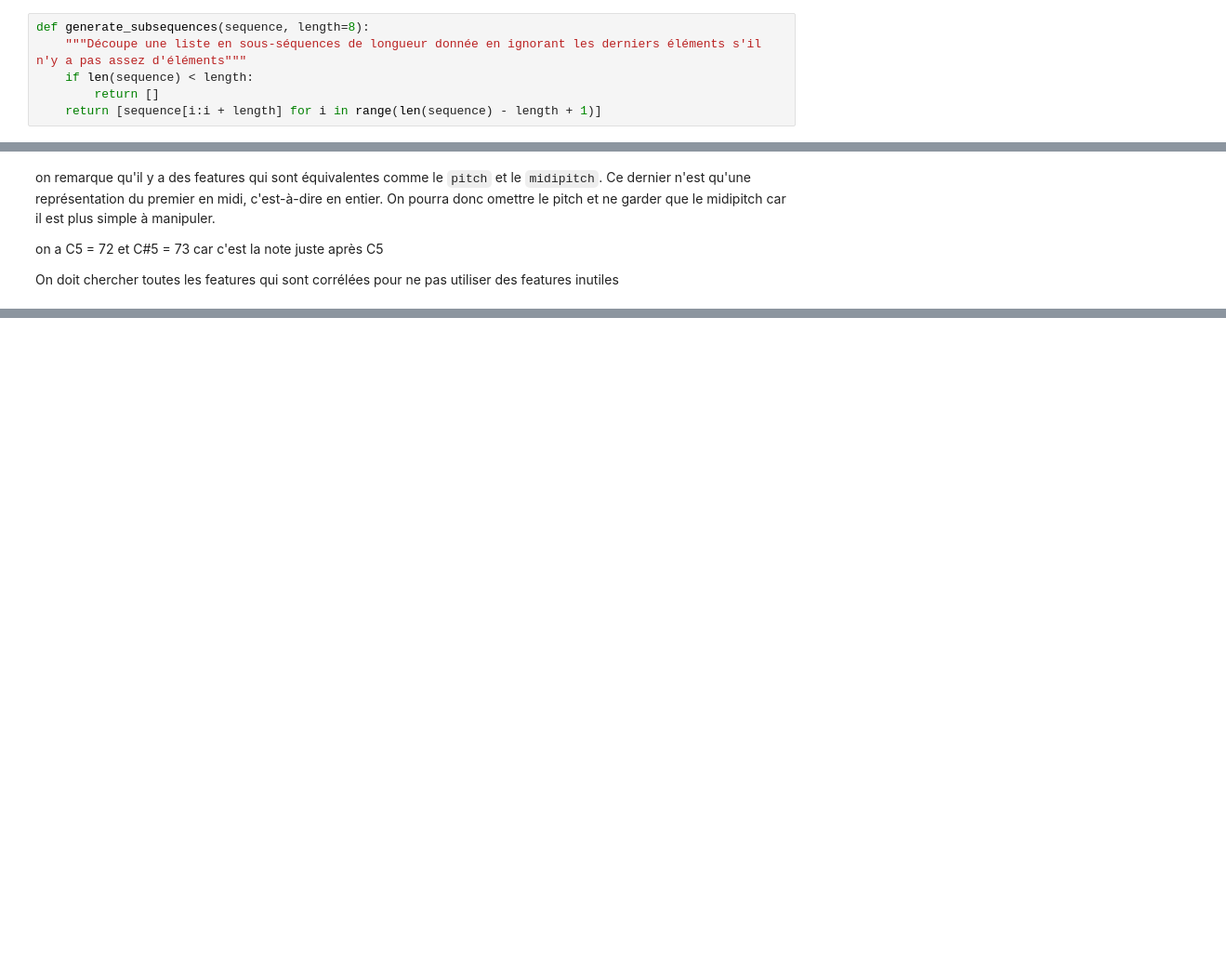
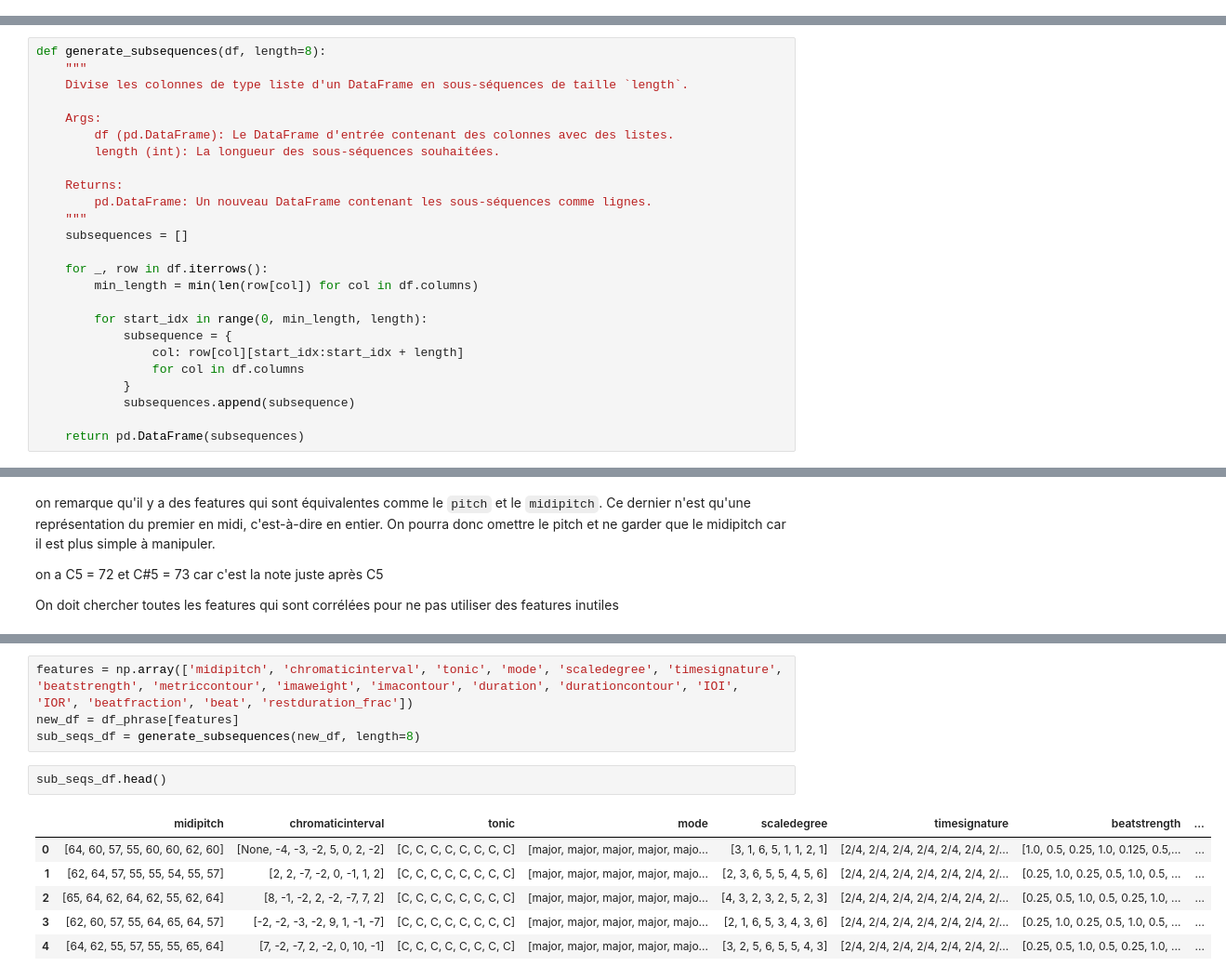
Before and after one commit to pargass/projet_fin_de_phrases_musicales, a Jupyter notebook: musique.ipynb, the cells around one changed output, grey strips where cells are left out. Shown: that part at 93% size. Saved outputs shown, nothing was run; the diff lists cells and outputs as text; blank space fills up the shorter version.

```diff
--- a/musique.ipynb
+++ b/musique.ipynb
@@ -101,9 +101,3 @@ melismastate <class 'float'>
 7302 séquences avec des paroles
 # %%
 from tqdm import tqdm
-# %%
-def generate_subsequences(sequence, length=8):
-    """Découpe une liste en sous-séquences de longueur donnée en ignorant les derniers éléments s'il n'y a pas assez d'éléments"""
-    if len(sequence) < length:
-        return []
-    return [sequence[i:i + length] for i in range(len(sequence) - length + 1)]
@@ -127,0 +104,25 @@ print(df_phrase['timesignature'][i][:])
+# %%
+def generate_subsequences(df, length=8):
+    """
+    Divise les colonnes de type liste d'un DataFrame en sous-séquences de taille `length`.
+
+    Args:
+        df (pd.DataFrame): Le DataFrame d'entrée contenant des colonnes avec des listes.
+        length (int): La longueur des sous-séquences souhaitées.
+
+    Returns:
+        pd.DataFrame: Un nouveau DataFrame contenant les sous-séquences comme lignes.
+    """
+    subsequences = []
+
+    for _, row in df.iterrows():
+        min_length = min(len(row[col]) for col in df.columns)
+
+        for start_idx in range(0, min_length, length):
+            subsequence = {
+                col: row[col][start_idx:start_idx + length]
+                for col in df.columns
+            }
+            subsequences.append(subsequence)
+
+    return pd.DataFrame(subsequences)
@@ -145,0 +255,13 @@ On doit chercher toutes les features qui sont corrélées pour ne pas utiliser d
+# %%
+features = np.array(['midipitch', 'chromaticinterval', 'tonic', 'mode', 'scaledegree', 'timesignature', 'beatstrength', 'metriccontour', 'imaweight', 'imacontour', 'duration', 'durationcontour', 'IOI', 'IOR', 'beatfraction', 'beat', 'restduration_frac'])
+new_df = df_phrase[features]
+sub_seqs_df = generate_subsequences(new_df, length=8)
+# %%
+sub_seqs_df.head()
+# %% [output]
+|  | midipitch | chromaticinterval | tonic | mode | scaledegree | timesignature | beatstrength | ... |
+| 0 | [64, 60, 57, 55, 60, 60, 62, 60] | [None, -4, -3, -2, 5, 0, 2, -2] | [C, C, C, C, C, C, C, C] | [major, major, major, major, majo... | [3, 1, 6, 5, 1, 1, 2, 1] | [2/4, 2/4, 2/4, 2/4, 2/4, 2/4, 2/... | [1.0, 0.5, 0.25, 1.0, 0.125, 0.5,... | ... |
+| 1 | [62, 64, 57, 55, 55, 54, 55, 57] | [2, 2, -7, -2, 0, -1, 1, 2] | [C, C, C, C, C, C, C, C] | [major, major, major, major, majo... | [2, 3, 6, 5, 5, 4, 5, 6] | [2/4, 2/4, 2/4, 2/4, 2/4, 2/4, 2/... | [0.25, 1.0, 0.25, 0.5, 1.0, 0.5, ... | ... |
+| 2 | [65, 64, 62, 64, 62, 55, 62, 64] | [8, -1, -2, 2, -2, -7, 7, 2] | [C, C, C, C, C, C, C, C] | [major, major, major, major, majo... | [4, 3, 2, 3, 2, 5, 2, 3] | [2/4, 2/4, 2/4, 2/4, 2/4, 2/4, 2/... | [0.25, 0.5, 1.0, 0.5, 0.25, 1.0, ... | ... |
+| 3 | [62, 60, 57, 55, 64, 65, 64, 57] | [-2, -2, -3, -2, 9, 1, -1, -7] | [C, C, C, C, C, C, C, C] | [major, major, major, major, majo... | [2, 1, 6, 5, 3, 4, 3, 6] | [2/4, 2/4, 2/4, 2/4, 2/4, 2/4, 2/... | [0.25, 1.0, 0.25, 0.5, 1.0, 0.5, ... | ... |
+| 4 | [64, 62, 55, 57, 55, 55, 65, 64] | [7, -2, -7, 2, -2, 0, 10, -1] | [C, C, C, C, C, C, C, C] | [major, major, major, major, majo... | [3, 2, 5, 6, 5, 5, 4, 3] | [2/4, 2/4, 2/4, 2/4, 2/4, 2/4, 2/... | [0.25, 0.5, 1.0, 0.5, 0.25, 1.0, ... | ... |
```
Also changed, not shown: parts of 8 cells of this notebook.
